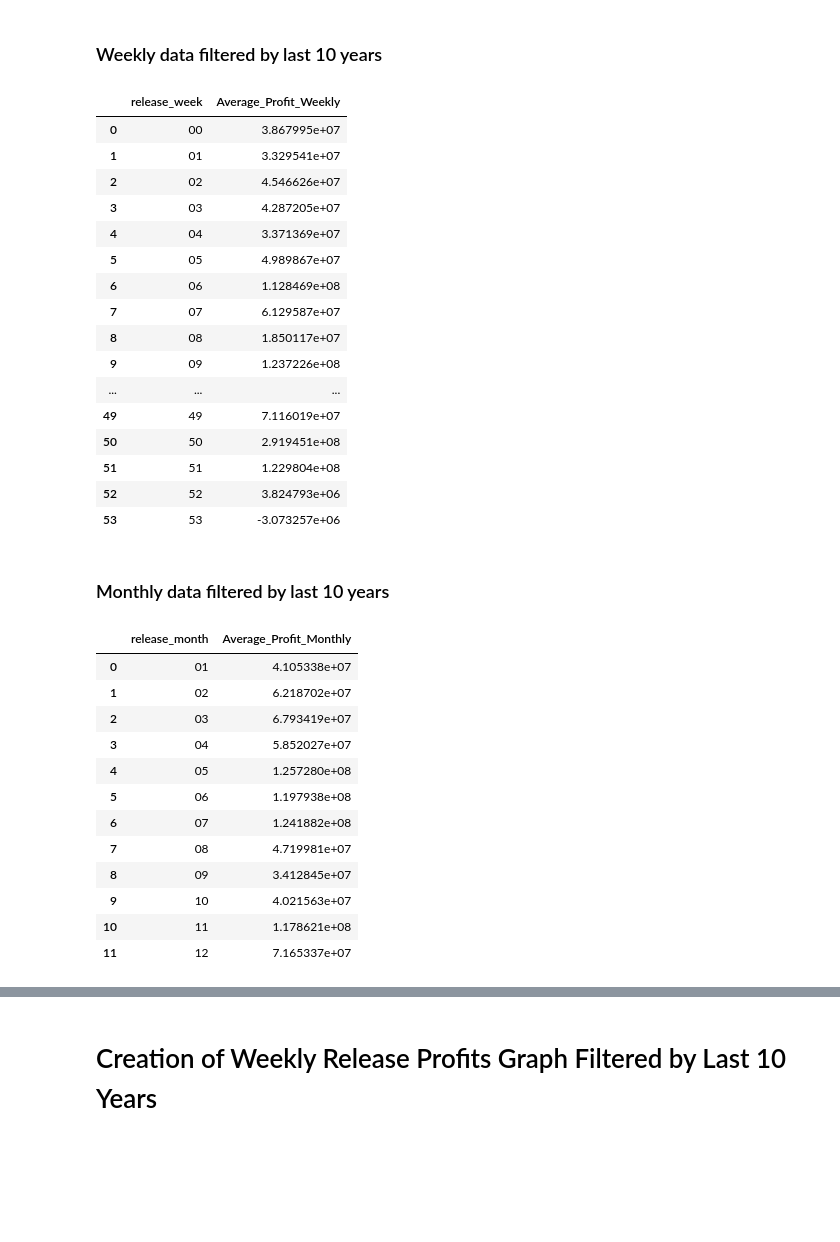
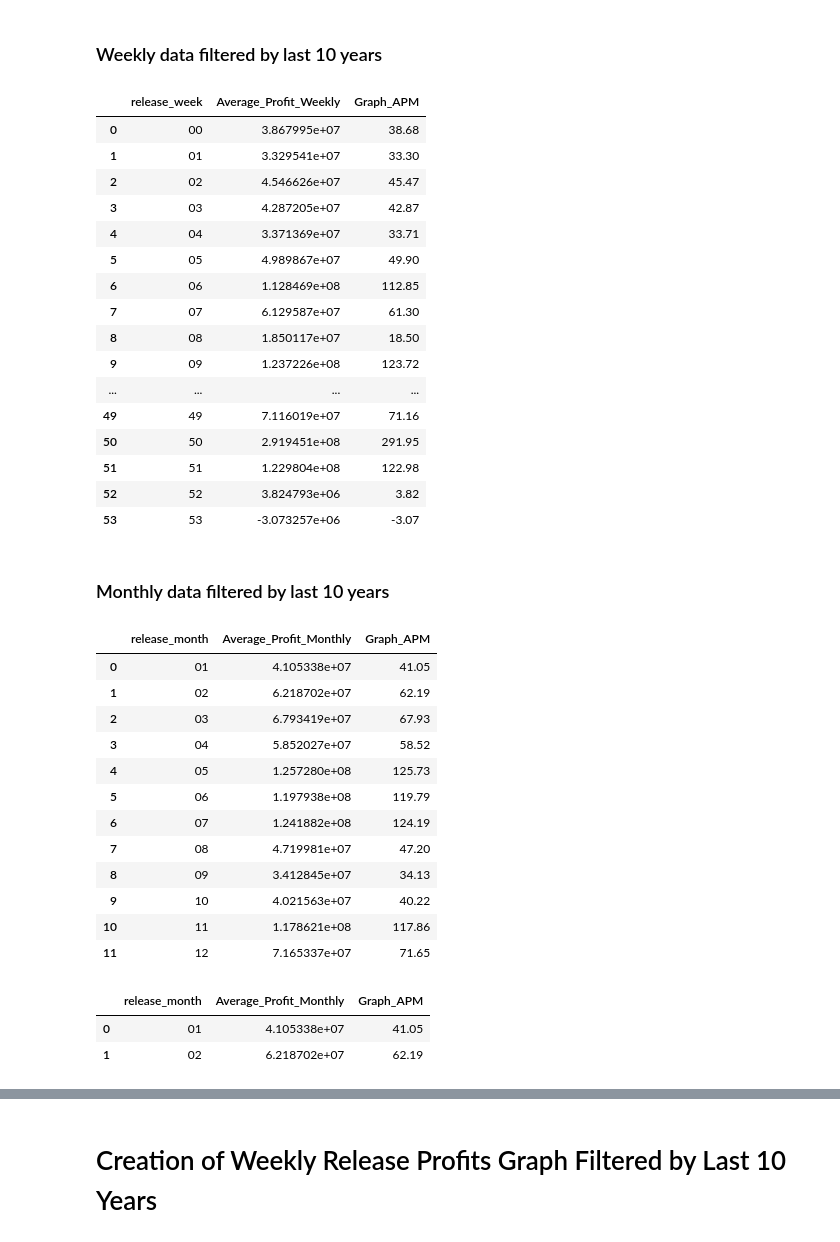
Before and after one commit to JordanMang/phase_1_id10t_team, a Jupyter notebook: working_jupyter_notebooks/Jordan_Release_Date_Notebook.ipynb, the cells around one changed output, grey strips where cells are left out. Saved outputs shown, nothing was run; the diff lists cells and outputs as text; code cells hidden in the pictures; blank space fills up the shorter version.

```diff
--- a/working_jupyter_notebooks/Jordan_Release_Date_Notebook.ipynb
+++ b/working_jupyter_notebooks/Jordan_Release_Date_Notebook.ipynb
@@ -212,37 +212,39 @@ This graph is okay but starts to eliminate important data. December has the over
 ### Weekly data filtered by last 10 years
 # %%
 q4 = '''SELECT release_week,
-            AVG(profit) as Average_Profit_Weekly
+            AVG(profit) as Average_Profit_Weekly,
+            ROUND(AVG(profit)/1000000, 2) AS Graph_APM
        FROM tnmovie
        WHERE
             release_year > 2008
        GROUP BY
            release_week;'''
 tnmovies_pandas_weekly_10_years = pysqldf(q4)
 tnmovies_pandas_weekly_10_years
 # %% [output]
-|  | release_week | Average_Profit_Weekly |
-| 0 | 00 | 3.867995e+07 |
-| 1 | 01 | 3.329541e+07 |
-| 2 | 02 | 4.546626e+07 |
-| 3 | 03 | 4.287205e+07 |
-| 4 | 04 | 3.371369e+07 |
-| 5 | 05 | 4.989867e+07 |
-| 6 | 06 | 1.128469e+08 |
-| 7 | 07 | 6.129587e+07 |
-| 8 | 08 | 1.850117e+07 |
-| 9 | 09 | 1.237226e+08 |
-| ... | ... | ... |
-| 49 | 49 | 7.116019e+07 |
-| 50 | 50 | 2.919451e+08 |
-| 51 | 51 | 1.229804e+08 |
-| 52 | 52 | 3.824793e+06 |
-| 53 | 53 | -3.073257e+06 |
+|  | release_week | Average_Profit_Weekly | Graph_APM |
+| 0 | 00 | 3.867995e+07 | 38.68 |
+| 1 | 01 | 3.329541e+07 | 33.30 |
+| 2 | 02 | 4.546626e+07 | 45.47 |
+| 3 | 03 | 4.287205e+07 | 42.87 |
+| 4 | 04 | 3.371369e+07 | 33.71 |
+| 5 | 05 | 4.989867e+07 | 49.90 |
+| 6 | 06 | 1.128469e+08 | 112.85 |
+| 7 | 07 | 6.129587e+07 | 61.30 |
+| 8 | 08 | 1.850117e+07 | 18.50 |
+| 9 | 09 | 1.237226e+08 | 123.72 |
+| ... | ... | ... | ... |
+| 49 | 49 | 7.116019e+07 | 71.16 |
+| 50 | 50 | 2.919451e+08 | 291.95 |
+| 51 | 51 | 1.229804e+08 | 122.98 |
+| 52 | 52 | 3.824793e+06 | 3.82 |
+| 53 | 53 | -3.073257e+06 | -3.07 |
 # %% [markdown]
 ### Monthly data filtered by last 10 years
 # %%
 q5 = '''SELECT release_month,
-            AVG(profit) as Average_Profit_Monthly
+            AVG(profit) as Average_Profit_Monthly,
+            ROUND(AVG(profit)/1000000, 2) AS Graph_APM
        FROM tnmovie
        WHERE
            release_year > 2008
@@ -251,16 +253,22 @@ q5 = '''SELECT release_month,
 tnmovies_pandas_monthly_10_years = pysqldf(q5)
 tnmovies_pandas_monthly_10_years
 # %% [output]
-|  | release_month | Average_Profit_Monthly |
-| 0 | 01 | 4.105338e+07 |
-| 1 | 02 | 6.218702e+07 |
-| 2 | 03 | 6.793419e+07 |
-| 3 | 04 | 5.852027e+07 |
-| 4 | 05 | 1.257280e+08 |
-| 5 | 06 | 1.197938e+08 |
-| 6 | 07 | 1.241882e+08 |
-| 7 | 08 | 4.719981e+07 |
-| 8 | 09 | 3.412845e+07 |
-| 9 | 10 | 4.021563e+07 |
-| 10 | 11 | 1.178621e+08 |
-| 11 | 12 | 7.165337e+07 |
+|  | release_month | Average_Profit_Monthly | Graph_APM |
+| 0 | 01 | 4.105338e+07 | 41.05 |
+| 1 | 02 | 6.218702e+07 | 62.19 |
+| 2 | 03 | 6.793419e+07 | 67.93 |
+| 3 | 04 | 5.852027e+07 | 58.52 |
+| 4 | 05 | 1.257280e+08 | 125.73 |
+| 5 | 06 | 1.197938e+08 | 119.79 |
+| 6 | 07 | 1.241882e+08 | 124.19 |
+| 7 | 08 | 4.719981e+07 | 47.20 |
+| 8 | 09 | 3.412845e+07 | 34.13 |
+| 9 | 10 | 4.021563e+07 | 40.22 |
+| 10 | 11 | 1.178621e+08 | 117.86 |
+| 11 | 12 | 7.165337e+07 | 71.65 |
+# %%
+tnmovies_pandas_monthly_10_years.head(2)
+# %% [output]
+|  | release_month | Average_Profit_Monthly | Graph_APM |
+| 0 | 01 | 4.105338e+07 | 41.05 |
+| 1 | 02 | 6.218702e+07 | 62.19 |
```
Also changed, not shown: parts of 11 cells of this notebook.
